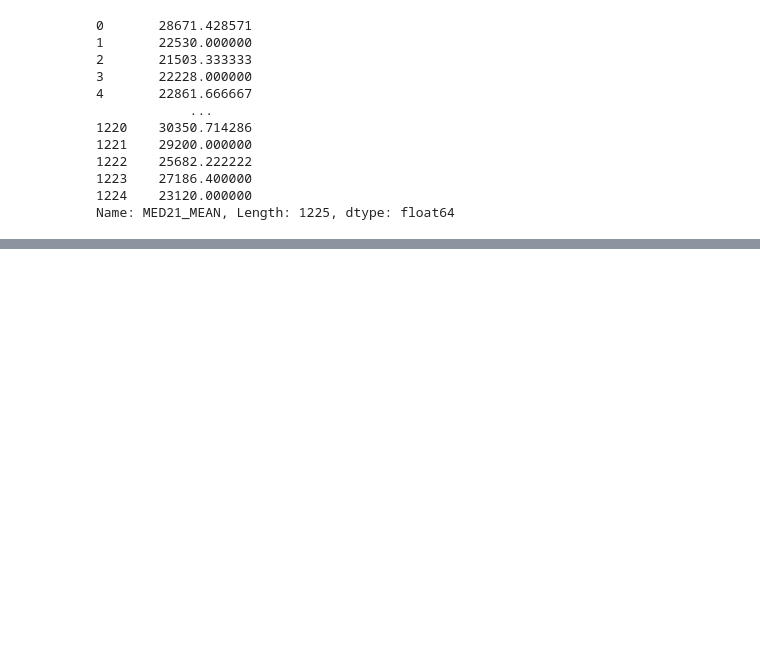
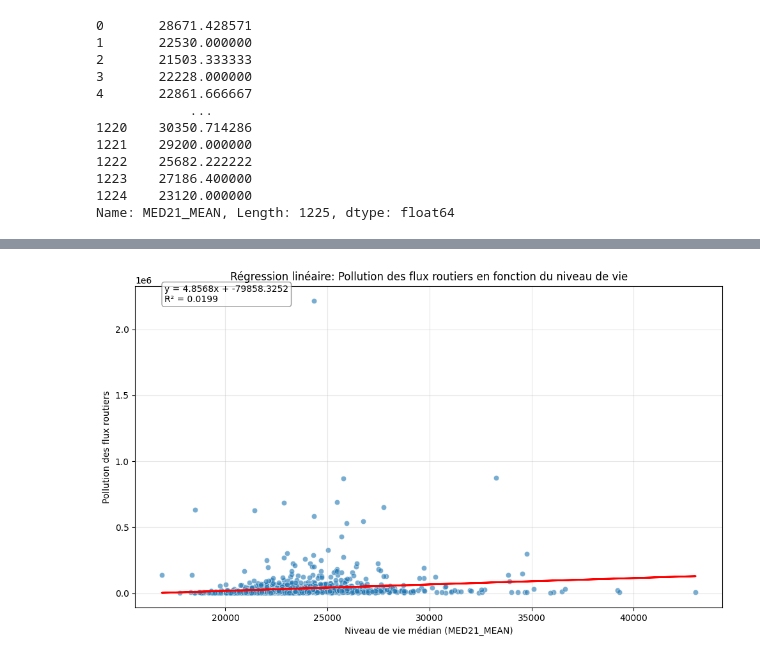
Before and after one commit to Qntouille/statapp, a Jupyter notebook: emission.ipynb, the cells around one changed output, grey strips where cells are left out. Saved outputs shown, nothing was run; the diff lists cells and outputs as text; code cells hidden in the pictures; blank space fills up the shorter version.

Commit message:
régression pas concluante

```diff
--- a/emission.ipynb
+++ b/emission.ipynb
@@ -589,0 +597,80 @@ Name: MED21_MEAN, Length: 1225, dtype: float64
+# %%
+import pandas as pd
+import numpy as np
+import matplotlib.pyplot as plt
+import seaborn as sns
+from scipy.stats import pearsonr
+from sklearn.linear_model import LinearRegression
+import statsmodels.api as sm
+
+# Supposons que epci_features contient déjà 'MED21_MEAN' et 'pollution_flux_rouges'
+
+# 1. Préparation des données - suppression des lignes avec valeurs manquantes
+data_clean = epci_features.dropna(subset=['MED21_MEAN', 'pollution_flux_rouges'])
+
+# 2. Calcul du coefficient de corrélation de Pearson
+correlation, p_value = pearsonr(data_clean['MED21_MEAN'], data_clean['pollution_flux_rouges'])
+print(f"Coefficient de corrélation de Pearson : {correlation:.4f}")
+print(f"P-value : {p_value:.4f}")
+
+# 3. Régression linéaire avec sklearn
+X = data_clean['MED21_MEAN'].values.reshape(-1, 1)
+y = data_clean['pollution_flux_rouges'].values
+
+# Création et entraînement du modèle
+model = LinearRegression()
+model.fit(X, y)
+
+# Affichage des résultats
+print(f"\nCoefficient (pente) : {model.coef_[0]:.6f}")
+print(f"Ordonnée à l'origine : {model.intercept_:.6f}")
+print(f"Coefficient de détermination R² : {model.score(X, y):.4f}")
+
+# 4. Régression avec statsmodels pour plus de détails statistiques
+X_sm = sm.add_constant(X)  # Ajouter une constante pour l'ordonnée à l'origine
+model_sm = sm.OLS(y, X_sm)
+results = model_sm.fit()
+
+# Affichage du résumé détaillé
+print("\nRésumé statistique de la régression:")
+print(results.summary())
+
+# 5. Visualisation
+plt.figure(figsize=(10, 6))
+sns.scatterplot(x='MED21_MEAN', y='pollution_flux_rouges', data=data_clean, alpha=0.6)
+
+# Tracer la ligne de régression
+plt.plot(X, model.predict(X), color='red', linewidth=2)
+
+# Annotations
+plt.title('Régression linéaire: Pollution des flux routiers en fonction du niveau de vie')
+plt.xlabel('Niveau de vie médian (MED21_MEAN)')
+plt.ylabel('Pollution des flux routiers')
+
+# Ajouter l'équation et le R² sur le graphique
+equation = f"y = {model.coef_[0]:.4f}x + {model.intercept_:.4f}"
+r_squared = f"R² = {model.score(X, y):.4f}"
+plt.annotate(f"{equation}\n{r_squared}",
+             xy=(0.05, 0.95),
+             xycoords='axes fraction',
+             bbox=dict(boxstyle="round,pad=0.3", fc="white", ec="gray", alpha=0.8))
+
+plt.grid(True, alpha=0.3)
+plt.tight_layout()
+plt.show()
+
+# 6. Interprétation des résultats
+print("\nInterprétation :")
+if p_value < 0.05:
+    print("Il existe une relation statistiquement significative entre le niveau de vie et la pollution des flux routiers.")
+
+    if correlation > 0:
+        print("Cette relation est positive : un niveau de vie plus élevé est associé à une pollution routière plus élevée.")
+    else:
+        print("Cette relation est négative : un niveau de vie plus élevé est associé à une pollution routière moins élevée.")
+
+    print(f"L'intensité de cette relation est {'faible' if abs(correlation) < 0.3 else 'modérée' if abs(correlation) < 0.7 else 'forte'}.")
+    print(f"Le modèle explique {model.score(X, y)*100:.2f}% de la variance de la pollution des flux routiers.")
+else:
+    print("Aucune relation statistiquement significative n'a été trouvée entre le niveau de vie et la pollution des flux routiers.")
+# %% [output]
@@ -589,0 +694 @@ Name: MED21_MEAN, Length: 1225, dtype: float64
+[figure, added]
```
Also changed, not shown: parts of 7 cells of this notebook.
